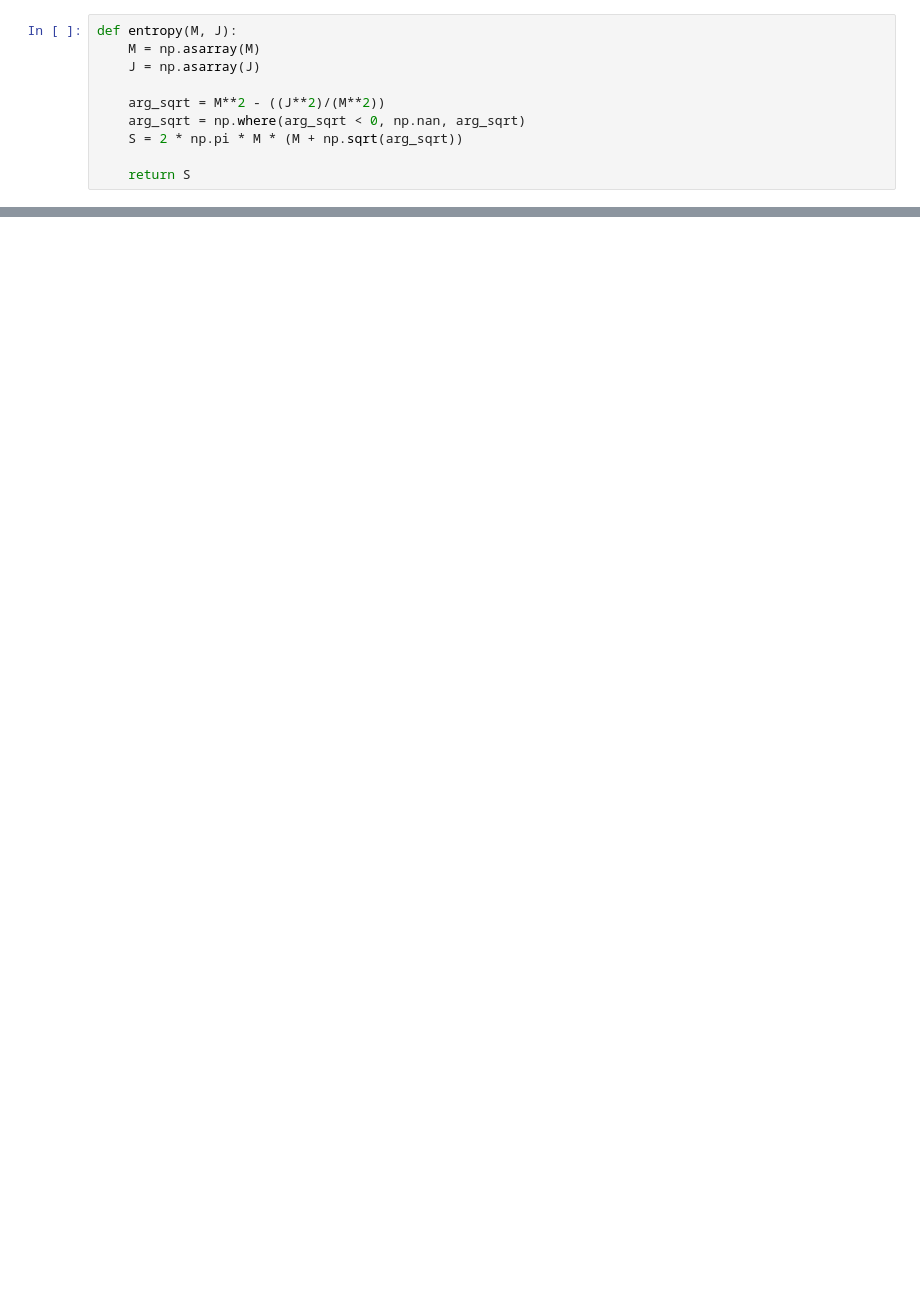
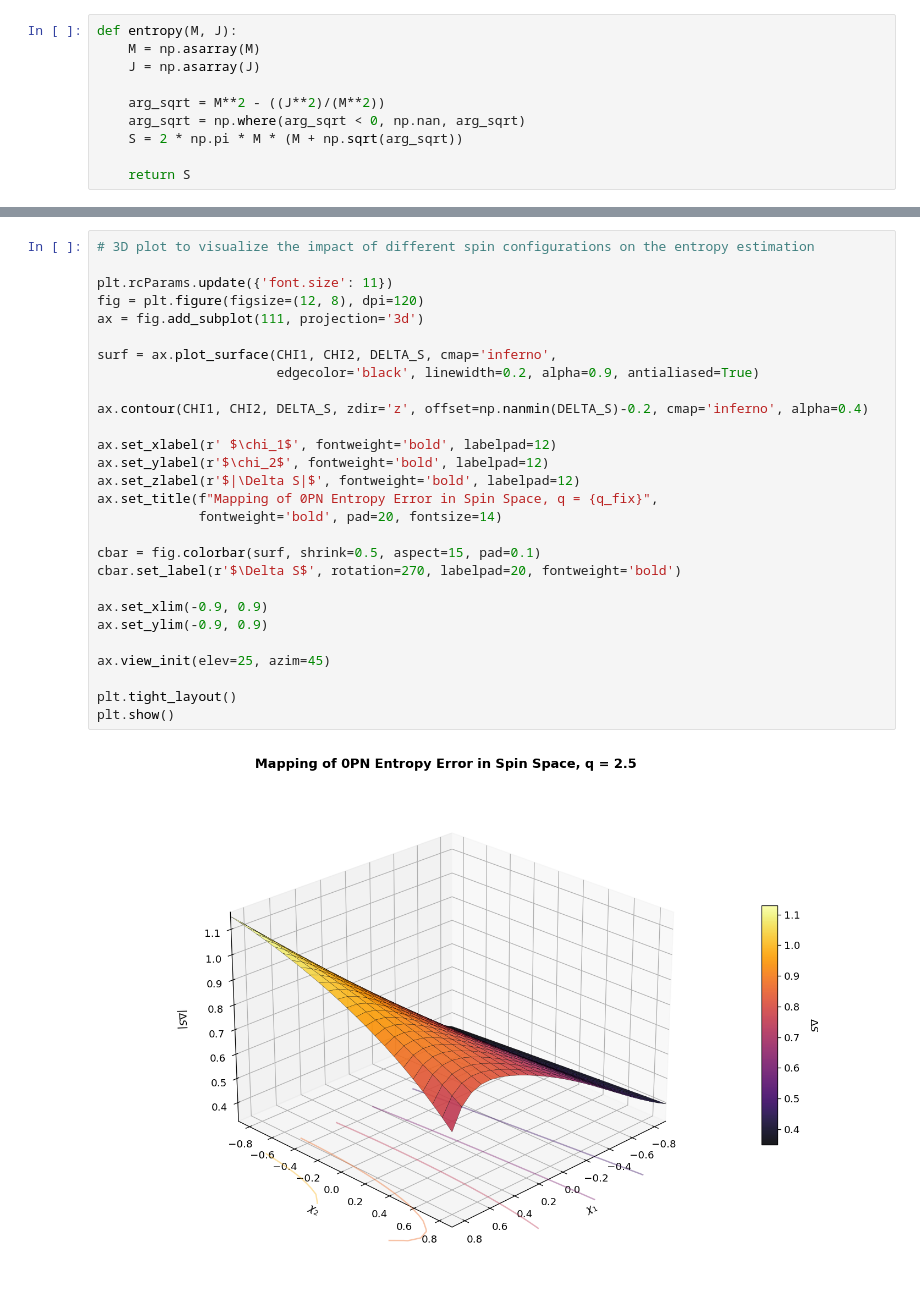
Before and after one commit to giacomobrugali/Entropy-conjecture, a Jupyter notebook: Entropy-conjecture/Newtonian_analysis/0PN_analysis.ipynb, the cells around one changed output, grey strips where cells are left out. Drawn from its saved outputs; the diff is of its cells as text; blank space fills up the shorter version.

```diff
--- a/Entropy-conjecture/Newtonian_analysis/0PN_analysis.ipynb
+++ b/Entropy-conjecture/Newtonian_analysis/0PN_analysis.ipynb
@@ -157,0 +274,30 @@ plt.show()
+# %%
+# 3D plot to visualize the impact of different spin configurations on the entropy estimation
+
+plt.rcParams.update({'font.size': 11})
+fig = plt.figure(figsize=(12, 8), dpi=120)
+ax = fig.add_subplot(111, projection='3d')
+
+surf = ax.plot_surface(CHI1, CHI2, DELTA_S, cmap='inferno',
+                       edgecolor='black', linewidth=0.2, alpha=0.9, antialiased=True)
+
+ax.contour(CHI1, CHI2, DELTA_S, zdir='z', offset=np.nanmin(DELTA_S)-0.2, cmap='inferno', alpha=0.4)
+
+ax.set_xlabel(r' $\chi_1$', fontweight='bold', labelpad=12)
+ax.set_ylabel(r'$\chi_2$', fontweight='bold', labelpad=12)
+ax.set_zlabel(r'$|\Delta S|$', fontweight='bold', labelpad=12)
+ax.set_title(f"Mapping of 0PN Entropy Error in Spin Space, q = {q_fix}",
+             fontweight='bold', pad=20, fontsize=14)
+
+cbar = fig.colorbar(surf, shrink=0.5, aspect=15, pad=0.1)
+cbar.set_label(r'$\Delta S$', rotation=270, labelpad=20, fontweight='bold')
+
+ax.set_xlim(-0.9, 0.9)
+ax.set_ylim(-0.9, 0.9)
+
+ax.view_init(elev=25, azim=45)
+
+plt.tight_layout()
+plt.show()
+# %% [output]
+[figure, added]
```
Also changed, not shown: parts of 14 cells of this notebook, 4 other files.
